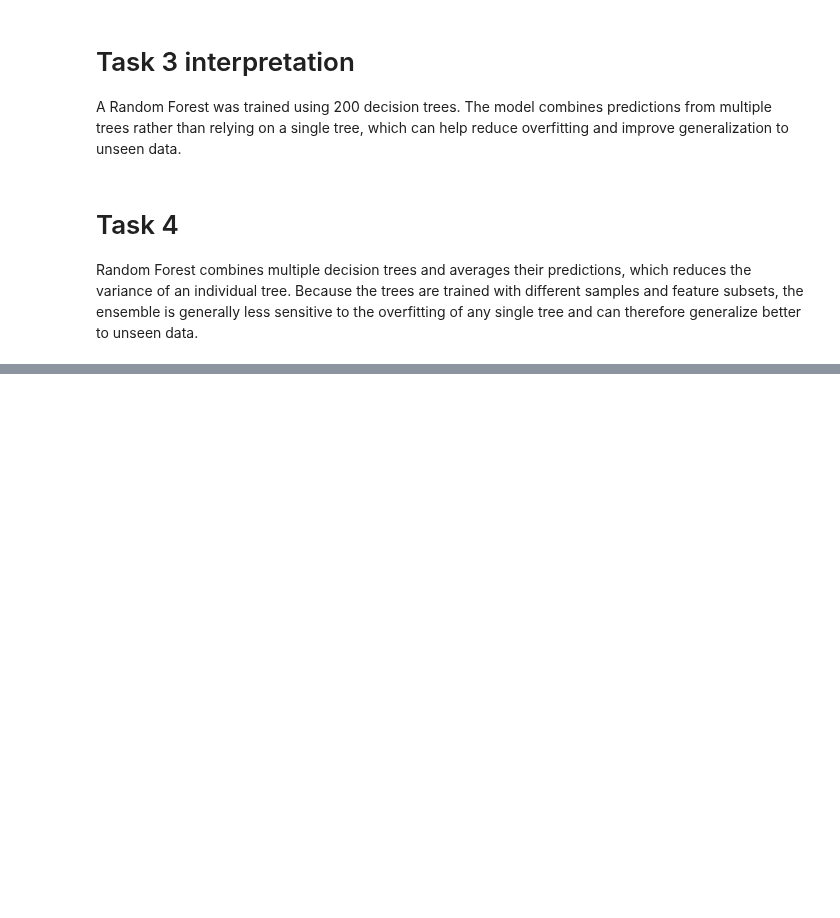
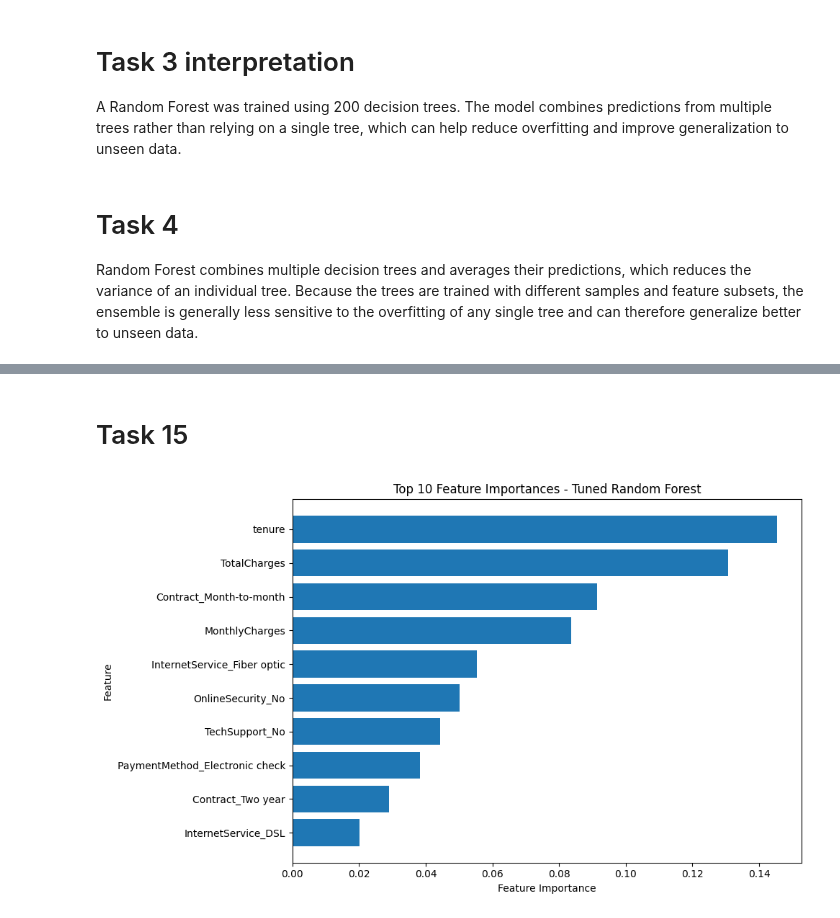
Before and after one commit to Ritika-Lund/Machine-learning-Lab, a Jupyter notebook: LAB 04/lab4_ritika_churn_models.ipynb, the cells around one changed output, grey strips where cells are left out. Drawn from its saved outputs; the diff is of its cells as text; code cells hidden in the pictures; blank space fills up the shorter version.

```diff
--- a/LAB 04/lab4_ritika_churn_models.ipynb
+++ b/LAB 04/lab4_ritika_churn_models.ipynb
@@ -154,0 +397,16 @@ Random Forest combines multiple decision trees and averages their predictions, w
+# %%
+tuned_rf = grid_search.best_estimator_
+tuned_rf_pred = tuned_rf.predict(X_test)
+tuned_accuracy = accuracy_score(y_test, tuned_rf_pred)
+tuned_precision = precision_score(y_test, tuned_rf_pred)
+tuned_recall = recall_score(y_test, tuned_rf_pred)
+tuned_f1 = f1_score(y_test, tuned_rf_pred)
+print("Tuned Random Forest Results")
+print("---------------------------")
+print("Accuracy :", tuned_accuracy)
+print("Precision:", tuned_precision)
+print("Recall   :", tuned_recall)
+print("F1-score :", tuned_f1)
+tuned_cm = confusion_matrix(y_test, tuned_rf_pred)
+print("Confusion Matrix:")
+print(tuned_cm)
@@ -154,0 +471,32 @@ Random Forest combines multiple decision trees and averages their predictions, w
+# %% [markdown]
+# Task 15
+# %%
+import matplotlib.pyplot as plt
+feature_importance = pd.DataFrame({
+    "Feature": X_train.columns,
+    "Importance": tuned_rf.feature_importances_
+})
+
+feature_importance = feature_importance.sort_values(
+    by="Importance",
+    ascending=False
+)
+
+
+top_features = feature_importance.head(10)
+
+plt.figure(figsize=(10, 6))
+
+plt.barh(
+    top_features["Feature"][::-1],
+    top_features["Importance"][::-1]
+)
+
+plt.xlabel("Feature Importance")
+plt.ylabel("Feature")
+plt.title("Top 10 Feature Importances - Tuned Random Forest")
+
+plt.tight_layout()
+plt.show()
+# %% [output]
+[figure, added]
```
Also changed, not shown: parts of 32 cells of this notebook.
